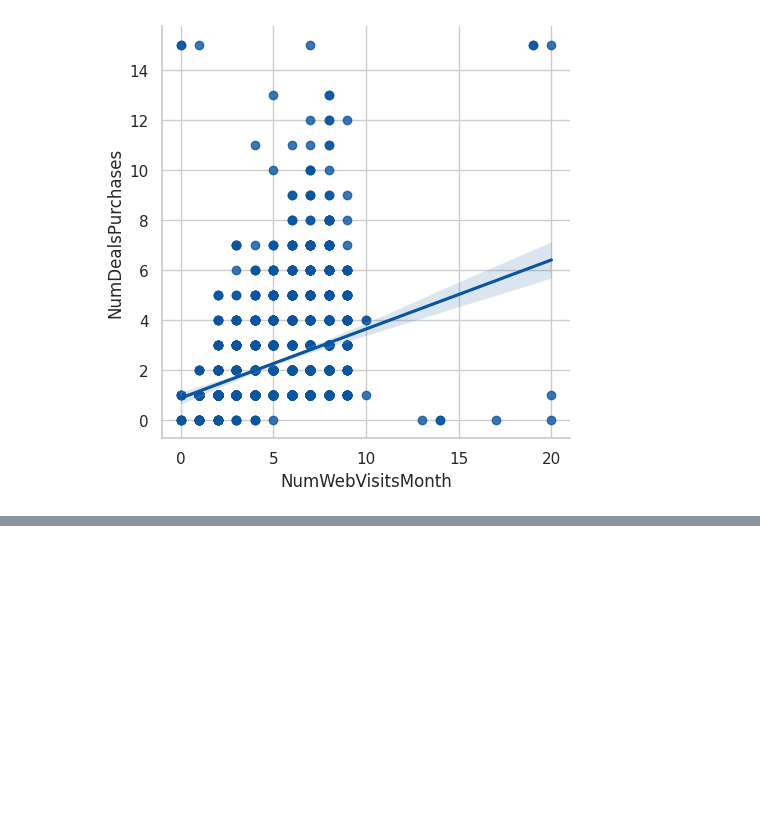
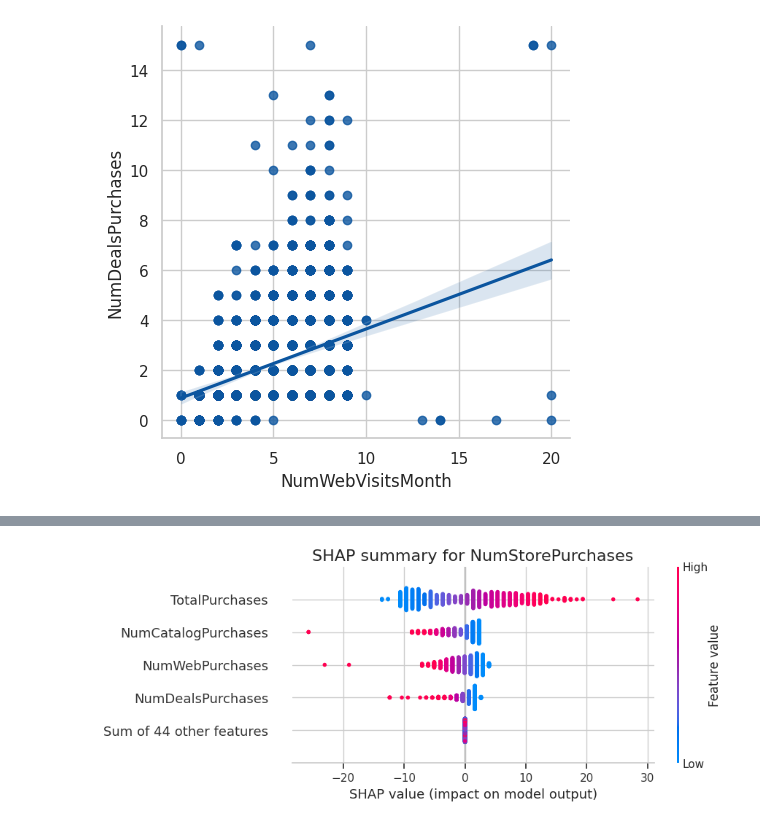
Before and after one commit to sservaes/marketing_analysis, a Jupyter notebook: marketing_analysis.ipynb, the cells around one changed output, grey strips where cells are left out. Cells and saved outputs as stored; diff of their text form; code cells hidden in the pictures; blank space fills up the shorter version.

```diff
--- a/marketing_analysis.ipynb
+++ b/marketing_analysis.ipynb
@@ -230,0 +277,21 @@ sns.lmplot(x='NumWebVisitsMonth', y='NumDealsPurchases', data=df)
+# %%
+from sklearn.model_selection import train_test_split
+from sklearn.linear_model import LinearRegression
+from sklearn.metrics import mean_squared_error
+
+# isolate X and y variables, and perform train-test split
+X = df2.drop(columns='NumStorePurchases')
+y = df2['NumStorePurchases']
+
+X_train, X_test, y_train, y_test = train_test_split(X, y, test_size=0.3, random_state=1)
+
+# linear regression model
+model = LinearRegression()
+model.fit(X_train, y_train)
+
+# predictions
+preds = model.predict(X_test)
+
+# evaluate model using RMSE
+print("Linear regression model RMSE: ", np.sqrt(mean_squared_error(y_test, preds)))
+print("Median value of target variable: ", y.median())
@@ -230,0 +315,12 @@ sns.lmplot(x='NumWebVisitsMonth', y='NumDealsPurchases', data=df)
+# %%
+import shap
+
+# calculate shap values
+ex = shap.Explainer(model, X_train)
+shap_values = ex(X_test)
+
+# plot
+plt.title('SHAP summary for NumStorePurchases', size=16)
+shap.plots.beeswarm(shap_values, max_display=5)
+# %% [output]
+[figure, added]
```
Also changed, not shown: parts of 31 cells of this notebook.
